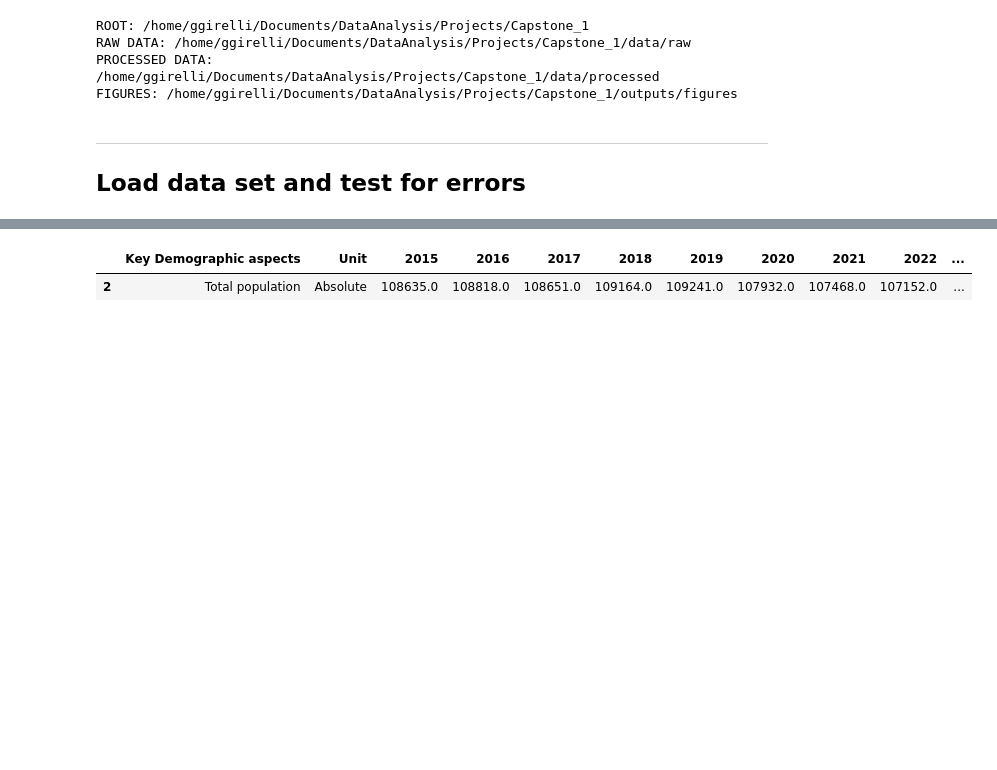
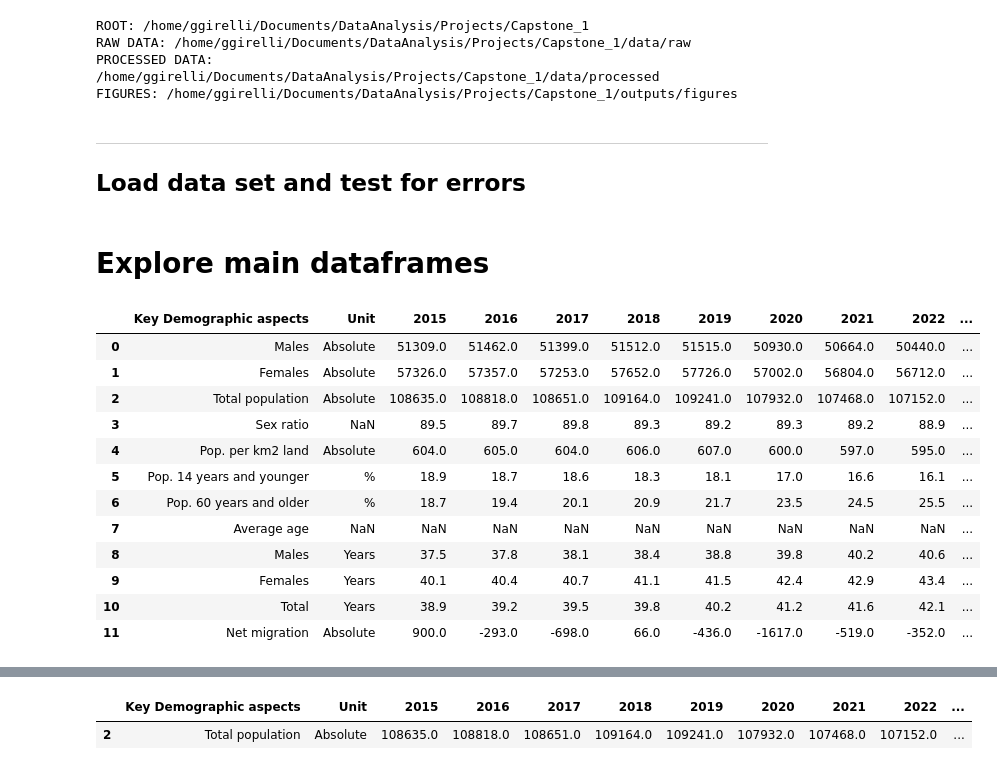
Before and after one commit to GirelliG-it/aruba_population_analyses, a Jupyter notebook: notebooks/Pop_change_per_age_group.ipynb, the cells around one changed output, grey strips where cells are left out. Cells and saved outputs as stored; diff of their text form; code cells hidden in the pictures; blank space fills up the shorter version.

```diff
--- a/notebooks/Pop_change_per_age_group.ipynb
+++ b/notebooks/Pop_change_per_age_group.ipynb
@@ -72,7 +72,24 @@ validate_paths({
     "Table-1.9-Relative-population-by-age-groups-in-percentage":TABLE_1_9
 })
 # %%
-# Load raw data
 # Both sheets use row 1 (0-indexed) as the real header → header=1
-df_main = pd.read_excel("/home/ggirelli/Documents/DataAnalysis/Datasets/Spreadsheets/Official_Open-Datasets_Aruba_CBS/Demographic-aspects-2023.xlsx", header=1)
-df2_to_merge = pd.read_excel("/home/ggirelli/Documents/DataAnalysis/Datasets/Spreadsheets/Official_Open-Datasets_Aruba_CBS/Table-1.9-Relative-population-by-age-groups-in-percentage.xlsx", header=1)
+df_main = pd.read_excel(RAW_DEMOGRAPHIC_ASPECTS_FILE, header=1)
+df2_to_merge = pd.read_excel(TABLE_1_9, header=1)
+# %% [markdown]
+# **Explore main dataframes**
+# %%
+df_main
+# %% [output]
+|  | Key Demographic aspects | Unit | 2015 | 2016 | 2017 | 2018 | 2019 | 2020 | 2021 | 2022 | ... |
+| 0 | Males | Absolute | 51309.0 | 51462.0 | 51399.0 | 51512.0 | 51515.0 | 50930.0 | 50664.0 | 50440.0 | ... |
+| 1 | Females | Absolute | 57326.0 | 57357.0 | 57253.0 | 57652.0 | 57726.0 | 57002.0 | 56804.0 | 56712.0 | ... |
+| 2 | Total population | Absolute | 108635.0 | 108818.0 | 108651.0 | 109164.0 | 109241.0 | 107932.0 | 107468.0 | 107152.0 | ... |
+| 3 | Sex ratio | NaN | 89.5 | 89.7 | 89.8 | 89.3 | 89.2 | 89.3 | 89.2 | 88.9 | ... |
+| 4 | Pop. per km2 land | Absolute | 604.0 | 605.0 | 604.0 | 606.0 | 607.0 | 600.0 | 597.0 | 595.0 | ... |
+| 5 | Pop. 14 years and younger | % | 18.9 | 18.7 | 18.6 | 18.3 | 18.1 | 17.0 | 16.6 | 16.1 | ... |
+| 6 | Pop. 60 years and older | % | 18.7 | 19.4 | 20.1 | 20.9 | 21.7 | 23.5 | 24.5 | 25.5 | ... |
+| 7 | Average age | NaN | NaN | NaN | NaN | NaN | NaN | NaN | NaN | NaN | ... |
+| 8 | Males | Years | 37.5 | 37.8 | 38.1 | 38.4 | 38.8 | 39.8 | 40.2 | 40.6 | ... |
+| 9 | Females | Years | 40.1 | 40.4 | 40.7 | 41.1 | 41.5 | 42.4 | 42.9 | 43.4 | ... |
+| 10 | Total | Years | 38.9 | 39.2 | 39.5 | 39.8 | 40.2 | 41.2 | 41.6 | 42.1 | ... |
+| 11 | Net migration | Absolute | 900.0 | -293.0 | -698.0 | 66.0 | -436.0 | -1617.0 | -519.0 | -352.0 | ... |
```
Also changed, not shown: parts of 4 cells of this notebook, 6 other files.
